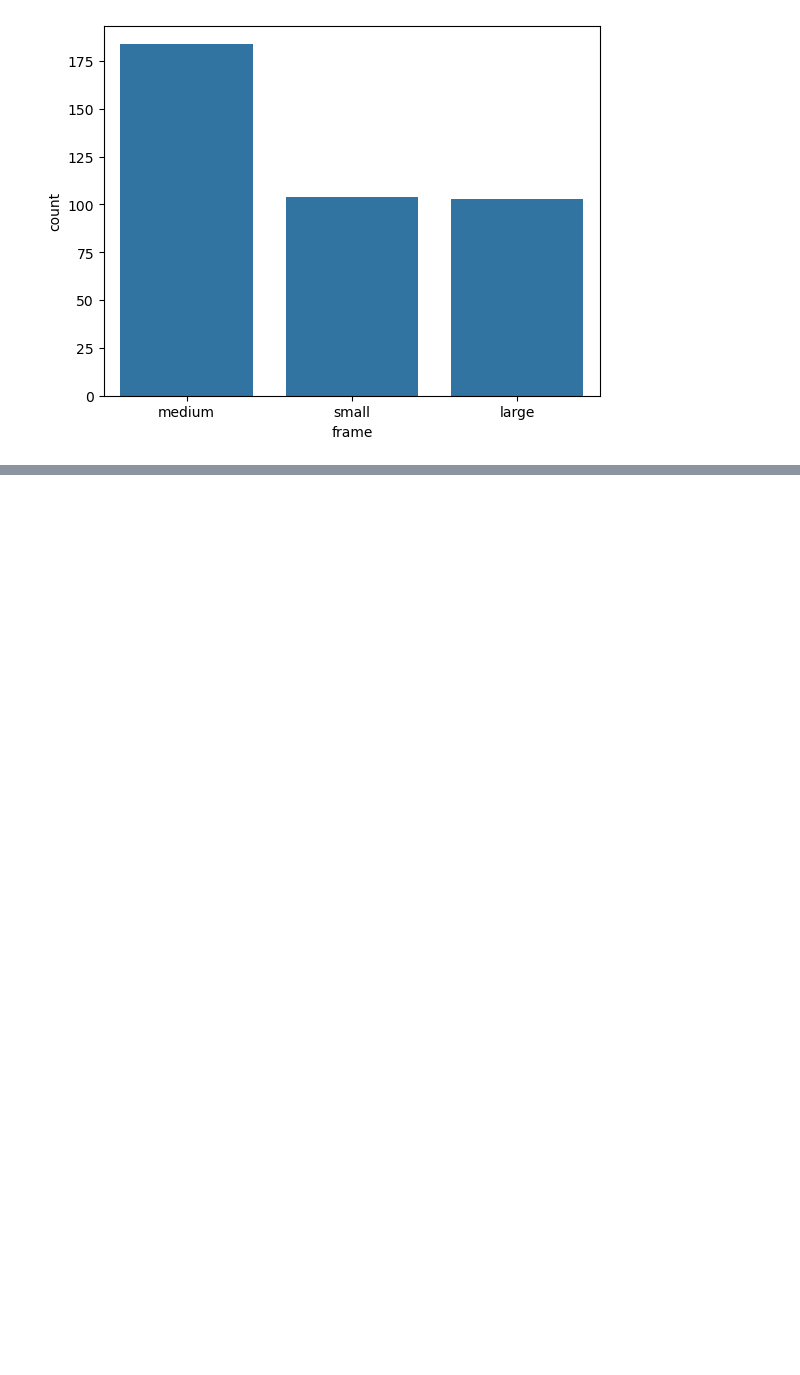
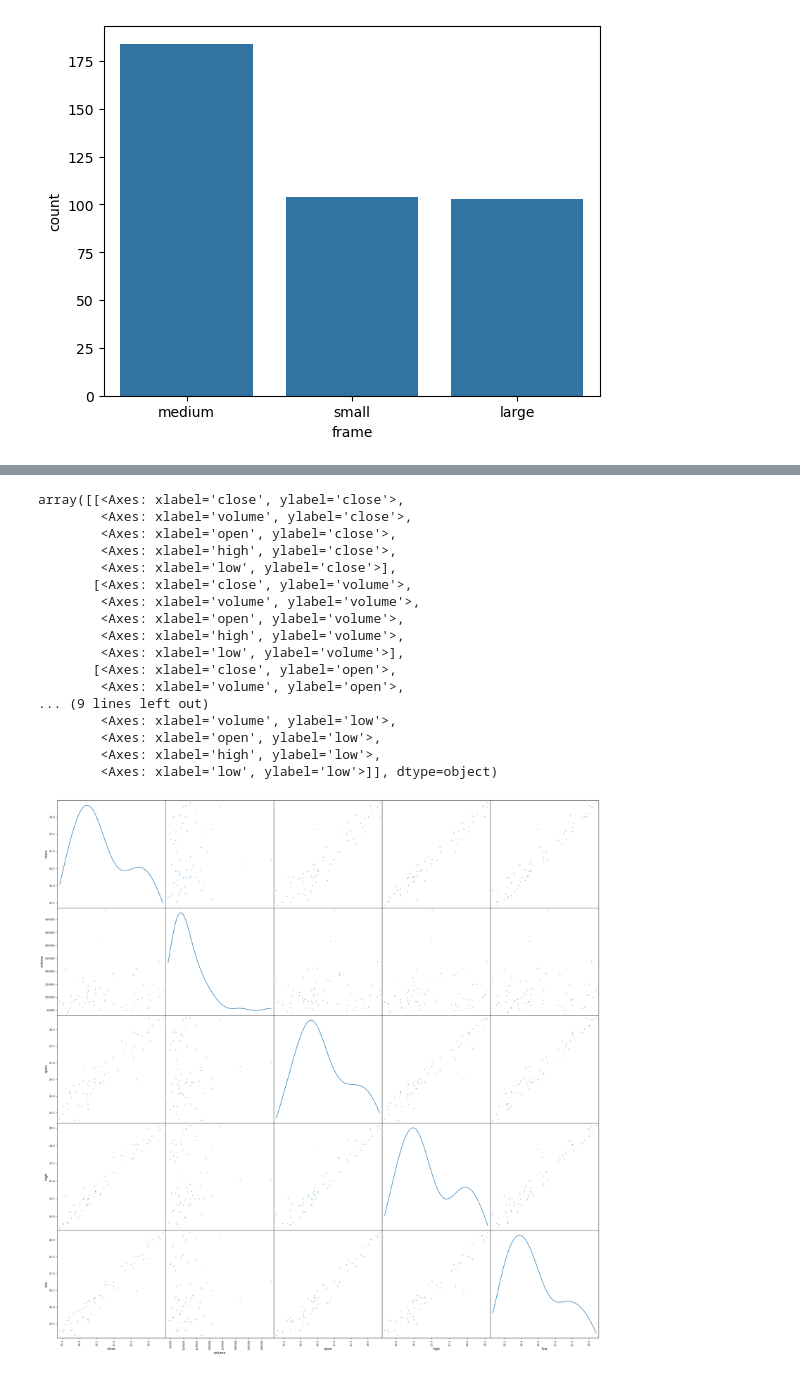
Before and after one commit to dbabichenko/python_for_data_and_analytics, a Jupyter notebook: Class Examples/Spring2025/intro_to_viz.ipynb, the cells around one changed output, grey strips where cells are left out. Drawn from its saved outputs; the diff is of its cells as text; code cells hidden in the pictures; blank space fills up the shorter version.

```diff
--- a/Class Examples/Spring2025/intro_to_viz.ipynb
+++ b/Class Examples/Spring2025/intro_to_viz.ipynb
@@ -156,3 +156,6 @@ for col in df.select_dtypes(include='object').columns:
 [figure]
 [figure]
 [figure]
+# %%
+stocks = pd.read_csv('stocks.csv')
+stocks.head()
@@ -158,0 +178,24 @@ for col in df.select_dtypes(include='object').columns:
+# %%
+from pandas.plotting import scatter_matrix
+scatter_matrix(stocks.select_dtypes(include='number'), # Make a scatter matrix of all columns
+               figsize=(30, 30), # Set plot size
+               diagonal='kde')  # Show distribution estimates on diagonal
+# %% [output]
+array([[<Axes: xlabel='close', ylabel='close'>,
+        <Axes: xlabel='volume', ylabel='close'>,
+        <Axes: xlabel='open', ylabel='close'>,
+        <Axes: xlabel='high', ylabel='close'>,
+        <Axes: xlabel='low', ylabel='close'>],
+       [<Axes: xlabel='close', ylabel='volume'>,
+        <Axes: xlabel='volume', ylabel='volume'>,
+        <Axes: xlabel='open', ylabel='volume'>,
+        <Axes: xlabel='high', ylabel='volume'>,
+        <Axes: xlabel='low', ylabel='volume'>],
+       [<Axes: xlabel='close', ylabel='open'>,
+        <Axes: xlabel='volume', ylabel='open'>,
+... (9 lines left out)
+        <Axes: xlabel='volume', ylabel='low'>,
+        <Axes: xlabel='open', ylabel='low'>,
+        <Axes: xlabel='high', ylabel='low'>,
+        <Axes: xlabel='low', ylabel='low'>]], dtype=object)
+[figure, added]
```
Also changed, not shown: parts of 11 cells of this notebook, 3 other files.
